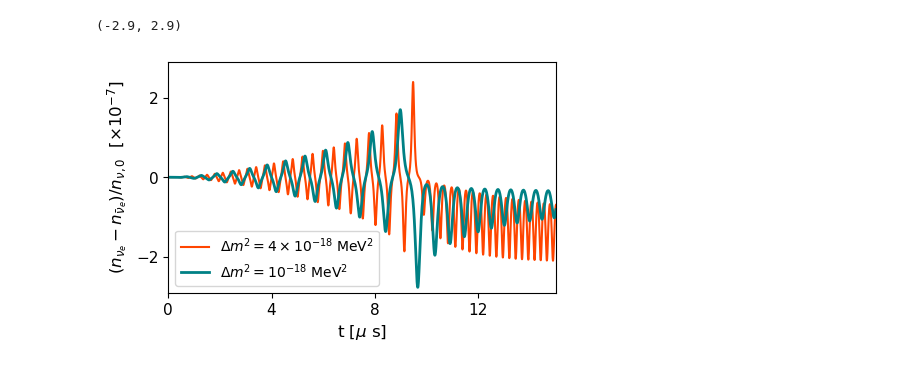
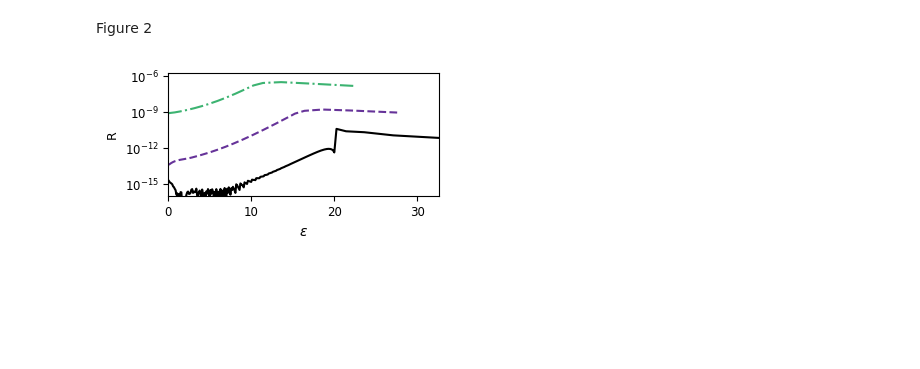
Before and after one commit to nuLABatUSD/QKESolveMPI, a Jupyter notebook: analysis/QKEPaperFigs.ipynb, the cells around one changed output. Saved outputs shown, nothing was run; the diff lists cells and outputs as text; code cells hidden in the pictures; blank space fills up the shorter version.

Commit message:
paper figures

```diff
--- a/analysis/QKEPaperFigs.ipynb
+++ b/analysis/QKEPaperFigs.ipynb
@@ -231,15 +16,23 @@ Text(0.5, 0, '$t_{16}~~[\\mu$s]')
-# %%
-plt.figure(figsize=(5,3))
-
-plt.plot(dm4['time'], (n4[pd.NU_E]-n4[pd.ANTI_NU_E])/n4[pd.NU_E][0]* 1e7/2, c='orangered', label=r"$\Delta m^2 = 4 \times 10^{-18}~{\rm MeV}^2$")
-plt.plot(QKE['time'], (nQKE[pd.NU_E]-nQKE[pd.ANTI_NU_E])/nQKE[pd.NU_E][0] * 1e7, c=e_color, label=r"$\Delta m^2 = 10^{-18}~{\rm MeV}^2$", lw=2)
-plt.legend(loc='lower left')
-plt.xlabel(r"t [$\mu$ s]", fontsize=12)
-plt.ylabel(r"$(n_{\nu_e} - n_{\bar\nu_e})/n_{\nu,0}~~[\times 10^{-7}]$", fontsize=12)
-plt.xlim(0,15)
-plt.xticks([0, 4, 8, 12], fontsize=11)
-plt.yticks([-2, 0, 2], fontsize=11)
-plt.ylim(-2.9, 2.9)
-# %% [output]
-(-2.9, 2.9)
-[figure, removed]
+# %% [markdown]
+Figure 2
+# %%
+e10 = np.loadtxt("R_values-201-10-5.csv", delimiter=',')
+e15 = np.loadtxt("R_values-201-15-5.csv", delimiter=',')
+e20 = np.loadtxt("R_values-201-20-5.csv", delimiter=',')
+
+plt.figure(figsize=(3.5,1.6))
+plt.semilogy(e20[1][1:], e20[0][1:], c='k')
+plt.semilogy(e15[1][1:], e15[0][1:], c='rebeccapurple', ls='--')
+plt.semilogy(e10[1][1:], e10[0][1:], c='mediumseagreen', ls='-.')
+
+plt.xlabel(r"$\epsilon$", fontsize=10)
+plt.ylabel("R", fontsize=9)
+
+plt.xlim(0, np.max(e20[1]))
+plt.ylim(1e-16, 2e-6)
+
+plt.yticks([1e-15, 1e-12, 1e-9, 1e-6], fontsize=8.5)
+plt.xticks(fontsize=8.5)
+plt.savefig("PaperFigs/R.pdf", bbox_inches='tight')
+# %% [output]
+[figure, added]
```
Also changed, not shown: parts of 59 cells of this notebook, 1 other file.
